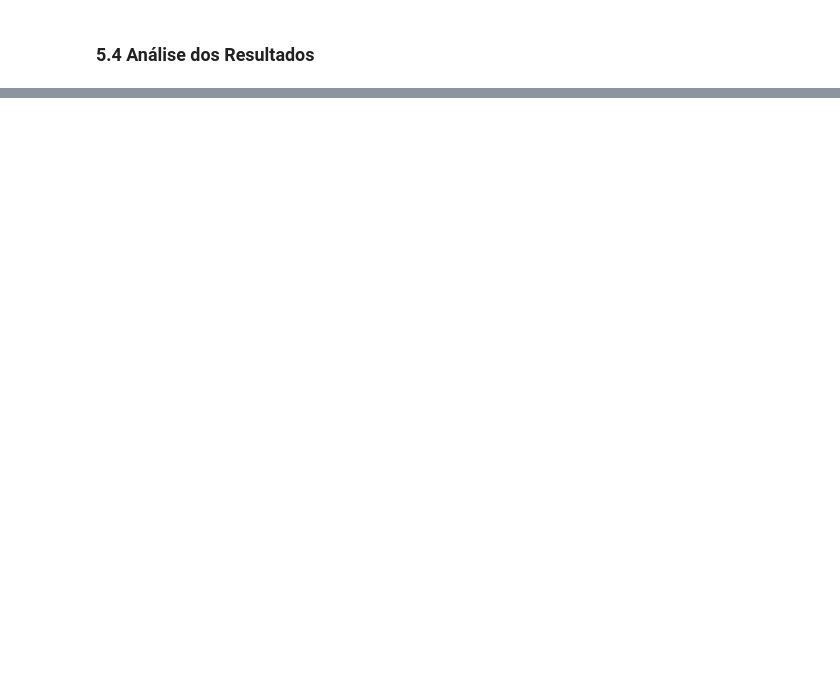
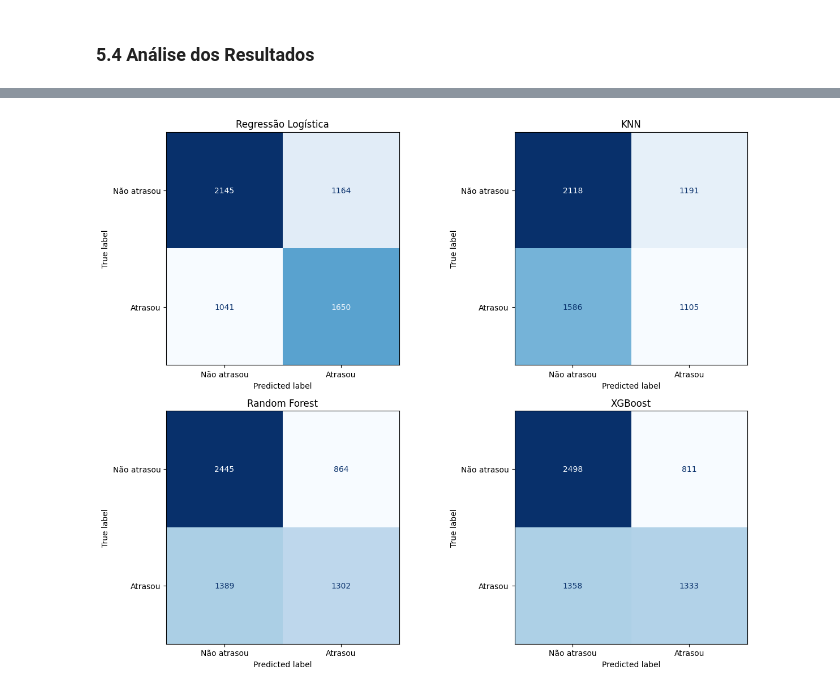
Before and after one commit to elisvw/delivery-delay-prediction, a Jupyter notebook: notebooks/delivery_delay_prediction.ipynb, the cells around one changed output, grey strips where cells are left out. Cells and saved outputs as stored; diff of their text form; code cells hidden in the pictures; blank space fills up the shorter version.

```diff
--- a/notebooks/delivery_delay_prediction.ipynb
+++ b/notebooks/delivery_delay_prediction.ipynb
@@ -721,0 +1324,28 @@ array(['onehotencoder__estado_destino_AC',
+# %%
+modelos_otimizados = {
+    'Regressão Logística': grid_lr.best_estimator_,
+    'KNN': grid_knn.best_estimator_,
+    'Random Forest': grid_rf.best_estimator_,
+    'XGBoost': grid_xgb.best_estimator_
+}
+
+fig, axes = plt.subplots(2, 2, figsize=(13, 10))
+
+for (nome, modelo), ax in zip(modelos_otimizados.items(), axes.flatten()):
+    ConfusionMatrixDisplay.from_estimator(
+        modelo,
+        X_test,
+        y_test,
+        display_labels=['Não atrasou', 'Atrasou'],
+        values_format='d',
+        cmap='Blues',
+        colorbar=False,
+        ax=ax
+    )
+
+    ax.set_title(nome)
+
+plt.tight_layout()
+plt.show()
+# %% [output]
+[figure, added]
```
Also changed, not shown: parts of 64 cells of this notebook, 2 other files.
